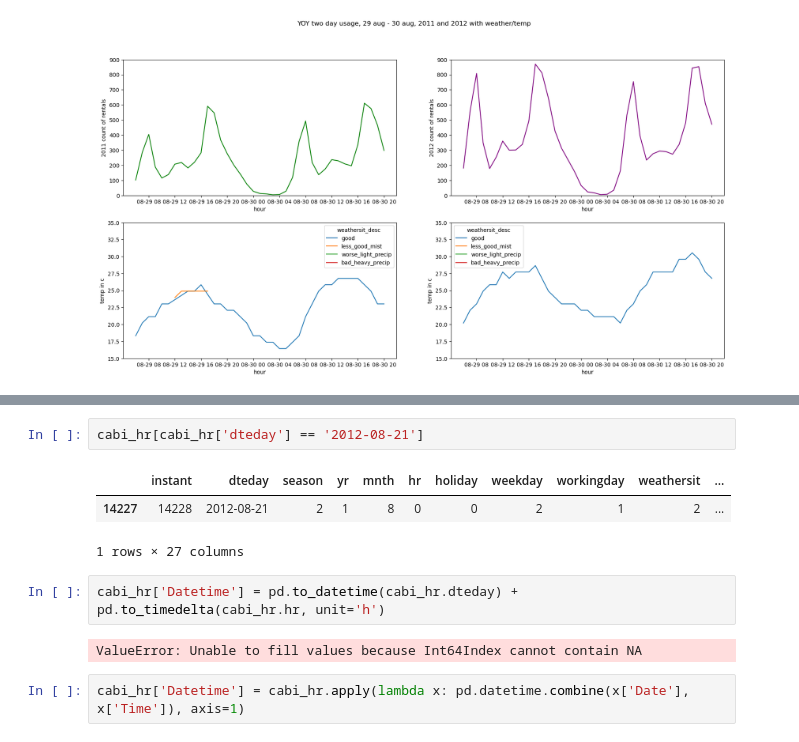
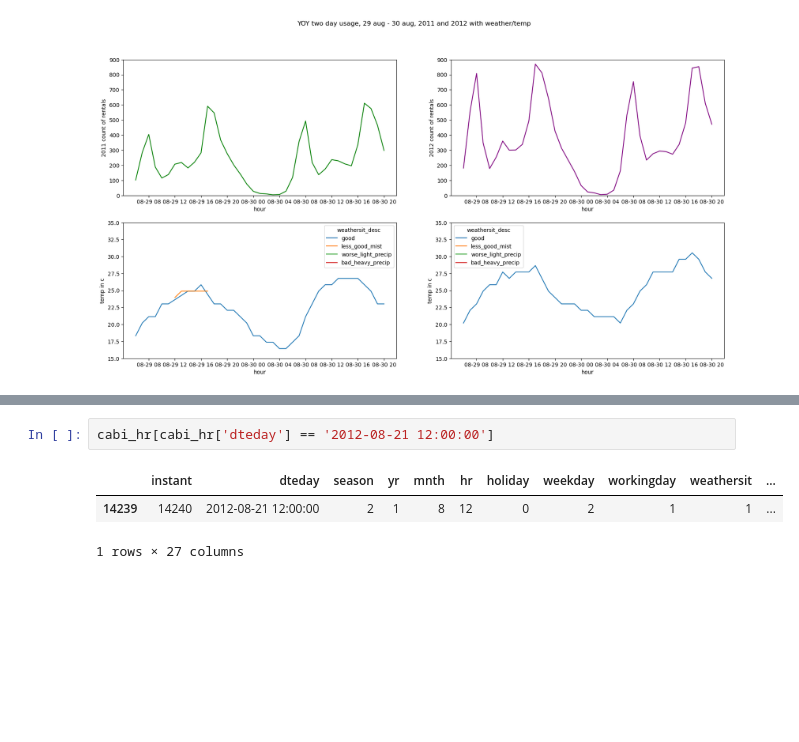
Before and after one commit to cdb8675309/Sprint-1, a Jupyter notebook: P3_S1.ipynb, the cells around one changed output, grey strips where cells are left out. Cells and saved outputs as stored; diff of their text form; blank space fills up the shorter version.

```diff
--- a/P3_S1.ipynb
+++ b/P3_S1.ipynb
@@ -756,12 +773,6 @@ plt.show()
 # %%
-cabi_hr[cabi_hr['dteday'] == '2012-08-21']
+cabi_hr[cabi_hr['dteday'] == '2012-08-21 12:00:00']
 # %% [output]
 |  | instant | dteday | season | yr | mnth | hr | holiday | weekday | workingday | weathersit | ... |
-| 14227 | 14228 | 2012-08-21 | 2 | 1 | 8 | 0 | 0 | 2 | 1 | 2 | ... |
+| 14239 | 14240 | 2012-08-21 12:00:00 | 2 | 1 | 8 | 12 | 0 | 2 | 1 | 1 | ... |
 1 rows × 27 columns
-# %%
-cabi_hr['Datetime'] = pd.to_datetime(cabi_hr.dteday) + pd.to_timedelta(cabi_hr.hr, unit='h')
-# %% [output]
-ValueError: Unable to fill values because Int64Index cannot contain NA
-# %%
-cabi_hr['Datetime'] = cabi_hr.apply(lambda x: pd.datetime.combine(x['Date'], x['Time']), axis=1)
```
Also changed, not shown: parts of 8 cells of this notebook.
